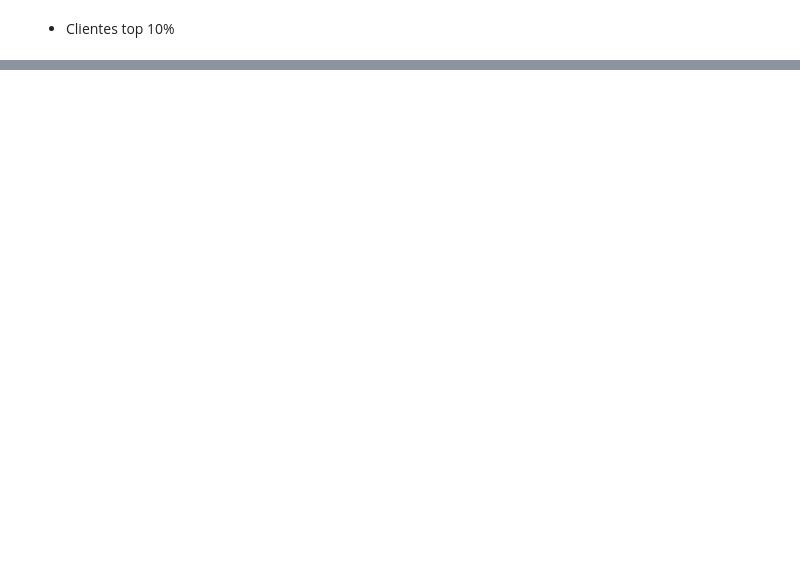
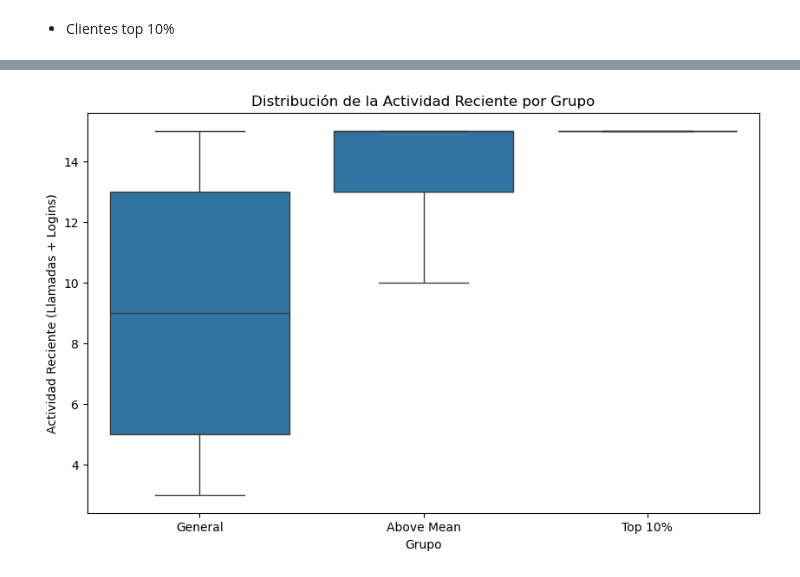
Before and after one commit to adrianlardies/vanguard-ab-test, a Jupyter notebook: main.ipynb, the cells around one changed output, grey strips where cells are left out. Cells and saved outputs as stored; diff of their text form; code cells hidden in the pictures; blank space fills up the shorter version.

```diff
--- a/main.ipynb
+++ b/main.ipynb
@@ -695,0 +768,9 @@ df_top_10
+# %%
+plt.figure(figsize=(10, 6))
+sns.boxplot(x='group', y='activity', data=df_final)
+plt.title('Distribución de la Actividad Reciente por Grupo')
+plt.xlabel('Grupo')
+plt.ylabel('Actividad Reciente (Llamadas + Logins)')
+plt.show()
+# %% [output]
+[figure, added]
```
Also changed, not shown: parts of 18 cells of this notebook.
